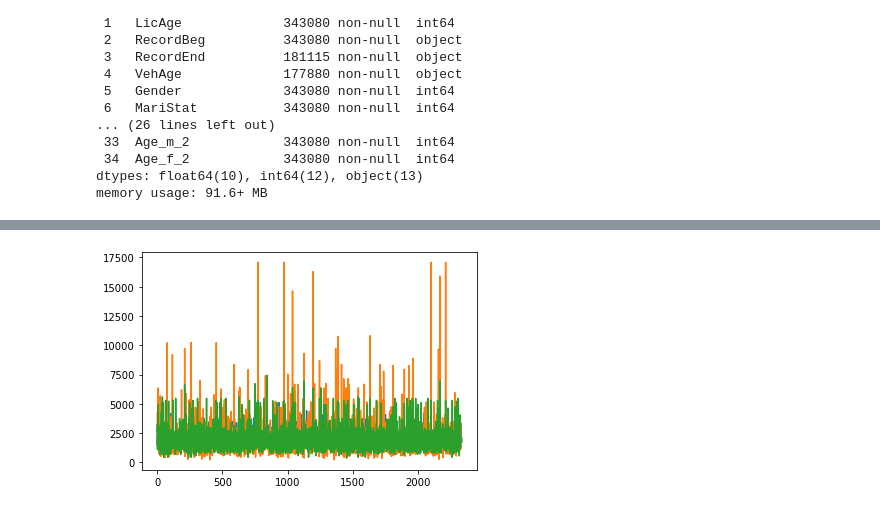
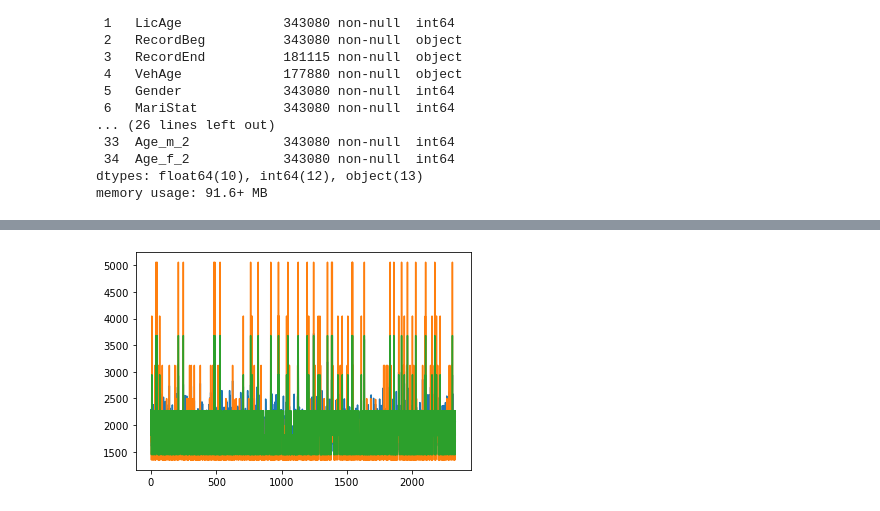
Before and after one commit to MindSetLib/Insolver, a Jupyter notebook: examples/InsolverTest_verAS.ipynb, the cells around one changed output, grey strips where cells are left out. Drawn from its saved outputs; the diff is of its cells as text; code cells hidden in the pictures.

```diff
--- a/examples/InsolverTest_verAS.ipynb
+++ b/examples/InsolverTest_verAS.ipynb
@@ -219,7 +242,11 @@ Connecting to H2O server at http://127.0.0.1:54321 ... successful.
 | H2O_internal_security: | False |
 | H2O_API_Extensions: | Amazon S3, Algos, AutoML, Core V3... |
 | Python_version: | 3.7.6 final |
+# %%
+train = pd.concat([x_train, y_train], axis=1)
+valid = pd.concat([x_valid, y_valid], axis=1)
+test = pd.concat([x_test, y_test], axis=1)
 # %%
-train, valid, test = iglm.model_init(df, ratios=[0.7, 0.15], family='gamma', link='log')
+train, valid = iglm.model_init(train, valid, family='gamma', link='log')
 # %% [output]
 Parse progress: |█████████████████████████████████████████████████████████| 100%
@@ -283,9 +340,9 @@ igbm.fit_booster(x_train, y_train, core_params={'evals': [((x_train, y_train), '
 # %%
 predict_gbm2 = igbm.predict_booster(x_test)
 # %%
-plt.plot(predict_glm.as_data_frame())
+plt.plot(predict_glm)
 plt.plot(predict_gbm1)
 plt.plot(predict_gbm2)
 plt.show()
 # %% [output]
-[figure, old version]
+[figure, new version]
```
Also changed, not shown: parts of 13 cells of this notebook, 1 other file.
